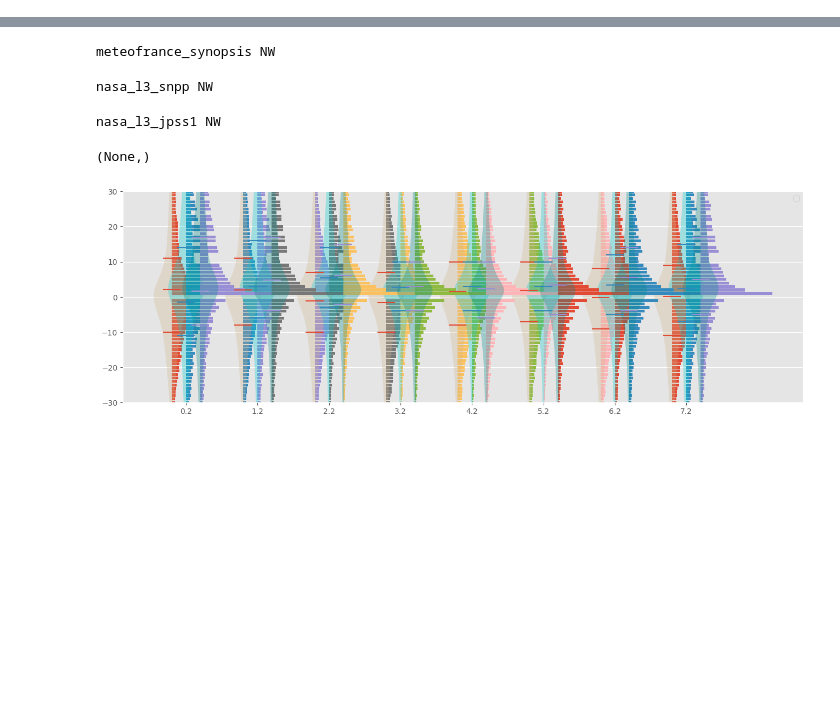
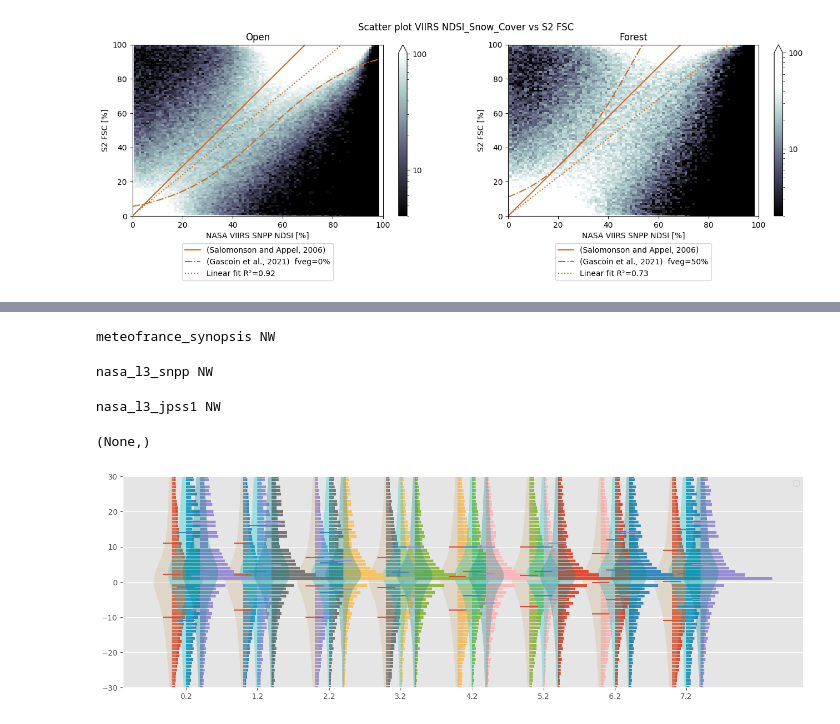
Before and after one commit to nicolaimpe/viirsnow, a Jupyter notebook: notebooks/lps_illustration.ipynb, the cells around one changed output, grey strips where cells are left out. Drawn from its saved outputs; the diff is of its cells as text; code cells hidden in the pictures; blank space fills up the shorter version.

Commit message:
LPS poster almost done

```diff
--- a/notebooks/lps_illustration.ipynb
+++ b/notebooks/lps_illustration.ipynb
@@ -87,19 +99,3 @@ metrics_dict_conf = sel_evaluation_domain(analyses_dict=analyses_dict_confusion)
 metrics_dict_conf = {k:v.groupby(ref_bins=BinGrouper(bins=[-1,0,99,100], labels=["0", "[1-99]", "100"])).sum().rename({"ref_bins_bins": "Ref FSC [%]"}) for k,v in metrics_dict_conf.items()}
 metrics_dict_unc = sel_evaluation_domain(analyses_dict=analyses_dict_uncertainty)
 metrics_dict_unc = {k:v.sum(dim=( 'time')).assign_coords(ref_bins=["0", "[1-25]", "[26-50]","[51-75]", "[75-99]", "100"]).rename({"ref_bins": "Ref FSC [%]"}) for k,v in metrics_dict_unc.items()}
-# %%
-from typing import List
-from matplotlib import pyplot as plt
-from matplotlib.lines import Line2D
-from postprocess.error_distribution import histograms_to_biais_rmse, histograms_to_distribution, postprocess_uncertainty_analysis
-from postprocess.lps_plots import HandlerPoint, HandlerSpan, compute_skill_scores_for_parameter, plot_custom_spans, plot_synthesis, smooth_data_np_convolve
-from products.plot_settings import PRODUCT_PLOT_COLORS, PRODUCT_PLOT_NAMES
-import matplotlib.patches as mpatches
-
-
-
-
-
-params = ["Aspect", "Slope [°]", "Landcover","Ref FSC [%]"]
-plt.style.use('ggplot')
-plot_synthesis(metrics_dict_conf, metrics_dict_unc, params_list=params)
@@ -171,0 +401,64 @@ annual_area_fancy_plot(metrics_dict_completeness=metrics_dict_completeness,metri
+# %%
+
+### NDSI-FSC regression
+from matplotlib import cm, colors
+from matplotlib.axes import Axes
+from matplotlib.figure import Figure
+from fractional_snow_cover import gascoin, salomonson_appel
+from postprocess.scatter_plot import fancy_scatter_plot, fit_regression
+from scipy.ndimage import gaussian_filter
+import matplotlib.colors as mcolors
+import xarray as xr
+import matplotlib.pyplot as plt
+
+analysis_type = "scatter"
+analysis_folder = (
+    "/home/imperatoren/work/VIIRS_S2_comparison/viirsnow/output_folder/version_6_lps/analyses/"
+)
+nasa_l3_snpp_metrics_ds = xr.open_dataset(
+    f"{analysis_folder}/{analysis_type}/{analysis_type}_WY_2023_2024_nasa_l3_snpp_NDSI_vs_s2_theia_FSC.nc", decode_cf=True
+)
+nasa_l3_snpp_metrics_ds = nasa_l3_snpp_metrics_ds.where(nasa_l3_snpp_metrics_ds > 0, drop=True)
+
+fig, ax = plt.subplots(1,2,figsize=(16 , 4))
+plt.style.use('default')
+# ax[0].set_facecolor('#222')
+FOREST_TITLE = {'no_forest': 'Open', 'forest': 'Forest'}
+for i, fore in enumerate(["no_forest", "forest"]):
+
+    n_min = 0
+    fig.suptitle("Scatter plot VIIRS NDSI_Snow_Cover vs S2 FSC")
+    reduced = (
+        nasa_l3_snpp_metrics_ds.sel(
+            ref_bins=slice(0, 99),
+            forest_mask_bins=[fore],
+            test_bins=slice(0, 99),
+        )
+        .sum(dim=("forest_mask_bins", "time"))
+        .data_vars["n_occurrences"]
+    )
+    xax = reduced.test_bins.values
+    f_veg=0 if fore=="no_forest" else 0.5
+    fit_g = gascoin(xax * 0.01, f_veg=f_veg) * 100
+    ax[i].plot(xax, salomonson_appel(xax), color="chocolate", linewidth=1.5, label="(Salomonson and Appel, 2006)")
+    ax[i].plot(xax, fit_g,"-.",color="chocolate", linewidth=1.5, label=f"(Gascoin et al., 2021)  fveg={int(f_veg*100)}%")
+
+    scatter_plot = fancy_scatter_plot(
+        data_to_plt=reduced.rename({"ref_bins": "y", "test_bins": "x"}),
+        ax=ax[i],
+        figure=fig,
+        low_threshold=n_min,
+        smoothing_window_size=0,
+    )
+    # ax[i].set_title(PRODUCT_PLOT_NAMES[k])
+    ax[i].set_ylabel("S2 FSC [%]")
+    ax[i].set_xlabel("NASA VIIRS SNPP NDSI [%]")
+    ax[i].set_title(FOREST_TITLE[fore])
+
+
+plt.show()
+
+fig.patch.set_alpha(0.0)
+fig.savefig('/home/imperatoren/work/VIIRS_S2_comparison/lps/poster/illustrations/scatter.png', format='png',bbox_inches='tight')
+# %% [output]
+[figure, added]
```
Also changed, not shown: parts of 9 cells of this notebook, 1 other file.
